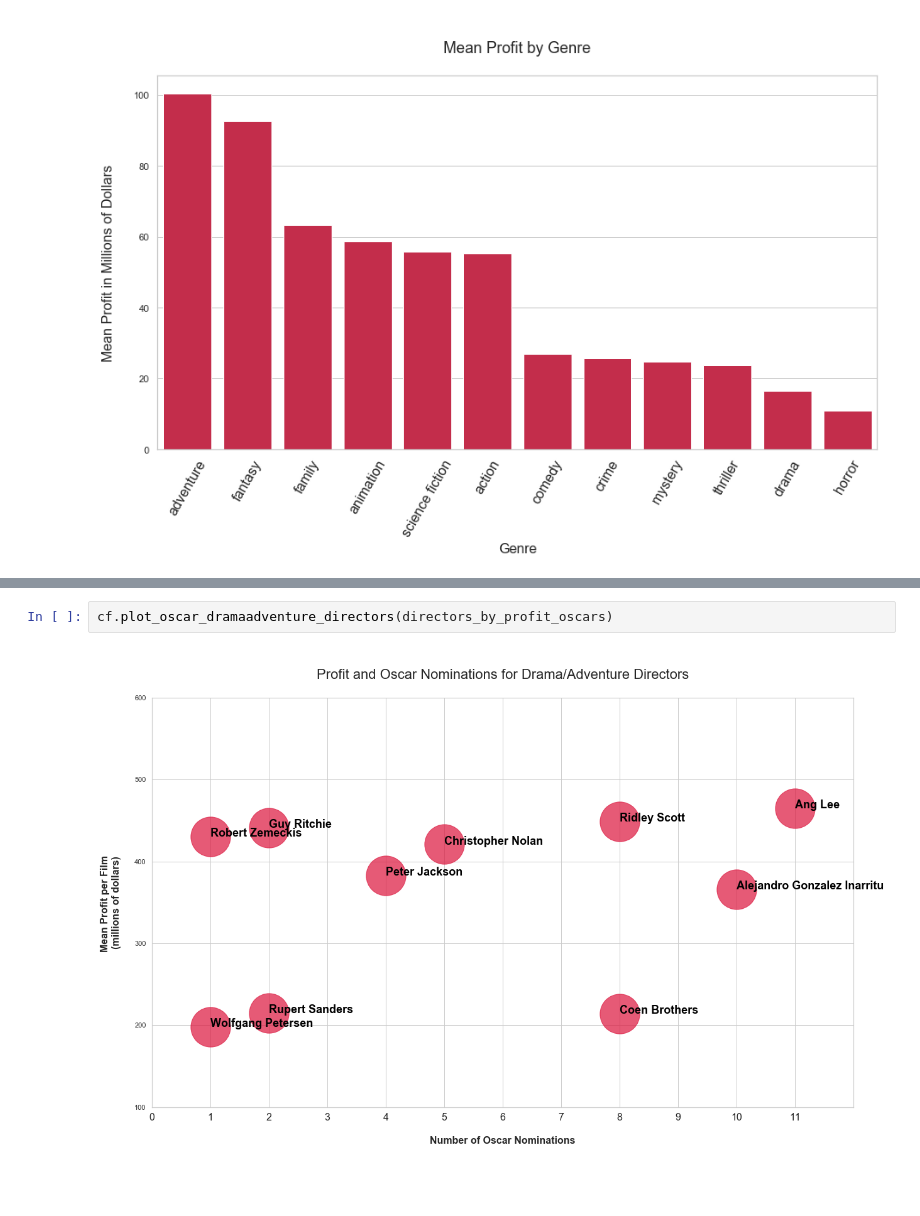
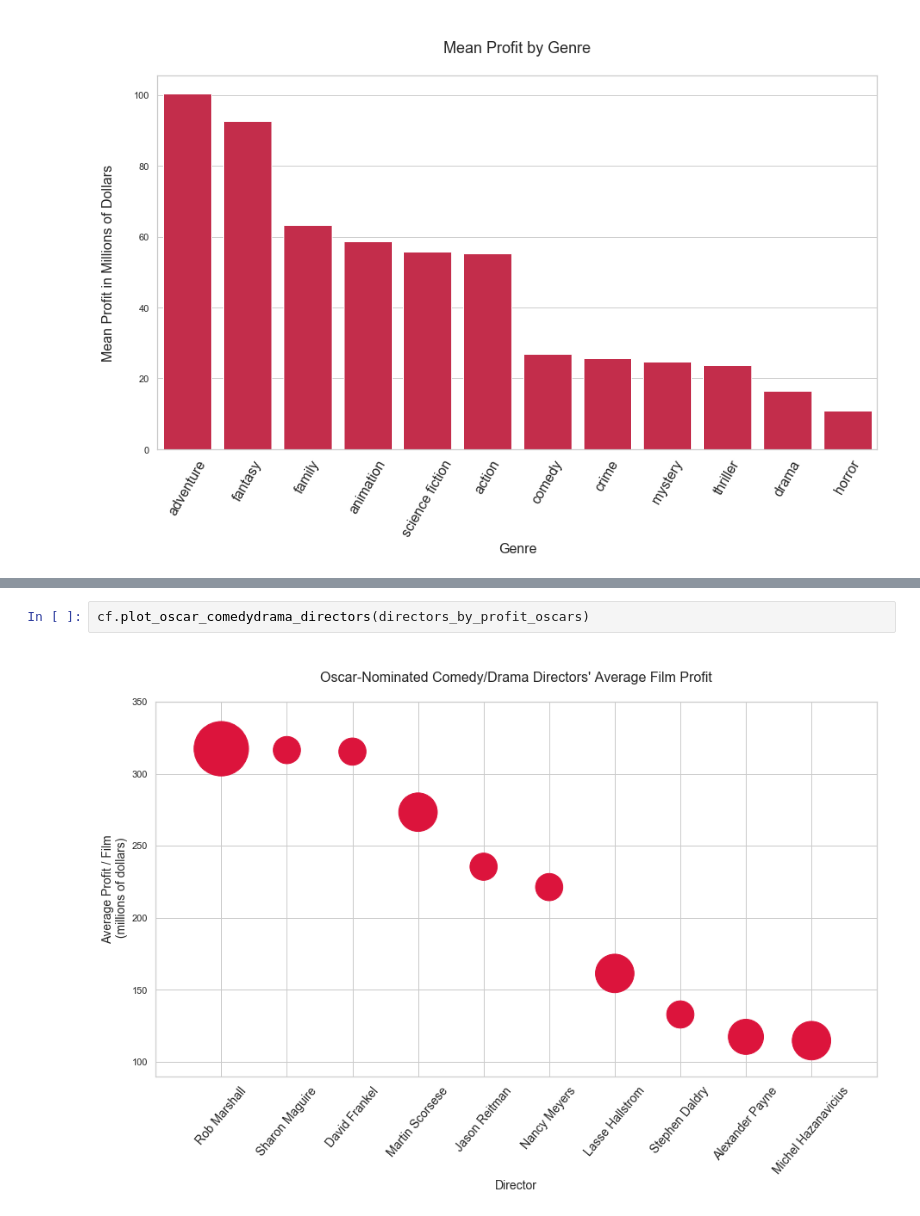
Before and after one commit to Seb-Bas/module_one_project, a Jupyter notebook: general_nb.ipynb, the cells around one changed output, grey strips where cells are left out. Drawn from its saved outputs; the diff is of its cells as text; blank space fills up the shorter version.

```diff
--- a/general_nb.ipynb
+++ b/general_nb.ipynb
@@ -18,4 +44,4 @@ cf.plot_profit_by_genre(genres_df)
 # %%
-cf.plot_oscar_dramaadventure_directors(directors_by_profit_oscars)
+cf.plot_oscar_comedydrama_directors(directors_by_profit_oscars)
 # %% [output]
-[figure, old version]
+[figure, new version]
```
Also changed, not shown: parts of 11 cells of this notebook, 1 other file.
